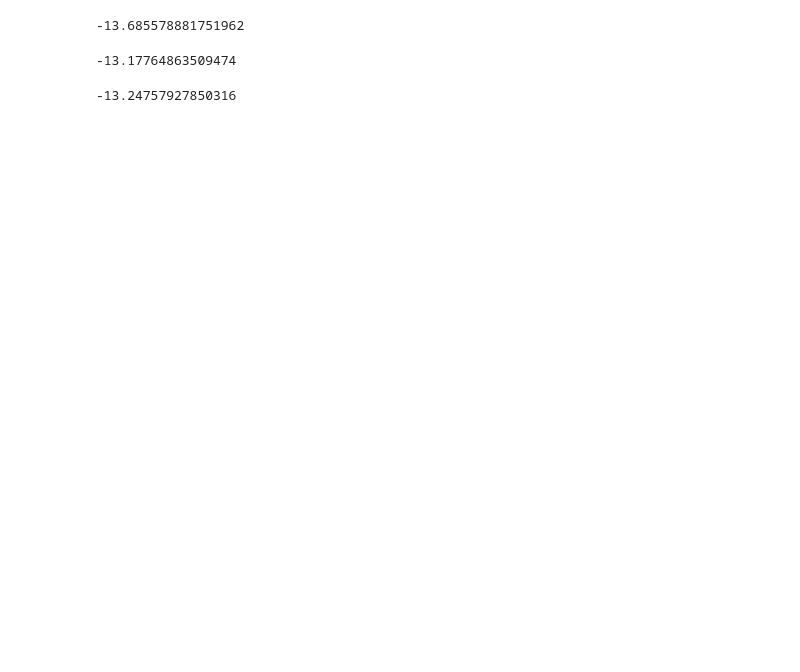
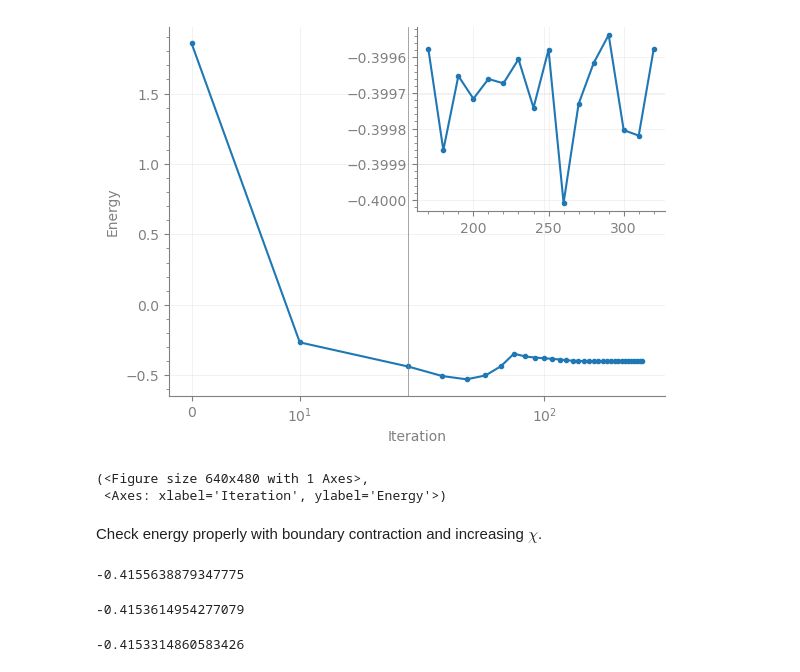
Before and after one commit to jcmgray/symmray, a Jupyter notebook: examples/quimb-peps.ipynb, the cells around one changed output. Drawn from its saved outputs; the diff is of its cells as text; code cells hidden in the pictures; blank space fills up the shorter version.

```diff
--- a/examples/quimb-peps.ipynb
+++ b/examples/quimb-peps.ipynb
@@ -98,0 +34,11 @@ su.evolve(33, tau=0.01)
+# %%
+terms = sr.ham_fermi_hubbard_from_edges(
+    symmetry=symmetry,
+    edges=tuple(peps.gen_bond_coos()),
+    t=1.0,
+    U=8.0,
+    mu=0.0,
+)
+ham = qtn.LocalHam2D(Lx, Ly, terms)
+
+print(next(iter(terms.values())))
@@ -98,0 +60,13 @@ su.evolve(33, tau=0.01)
+# %%
+su = qtn.SimpleUpdateGen(
+    peps,
+    ham,
+    # setting a cutoff is important to turn on dynamic charge sectors
+    gate_opts=dict(cutoff=1e-12),
+    second_order_reflect=True,
+    # SimpleUpdateGen compute cluster energies by default
+    # which might not be accurate
+    compute_energy_every=10,
+    compute_energy_opts=dict(max_distance=1),
+    compute_energy_per_site=True,
+)
@@ -99,20 +77,28 @@ su.evolve(33, tau=0.01)
+# %%
+su.plot()
+# %% [output]
+[figure, added]
+(<Figure size 640x480 with 1 Axes>,
+ <Axes: xlabel='Iteration', ylabel='Energy'>)
 # %%
 gs = su.get_state()
+# %% [markdown]
+Check energy properly with boundary contraction and increasing $\chi$.
 # %%
 gs.compute_local_expectation(
     ham.terms, normalized=True, max_bond=16,
-)
+) / gs.nsites
 # %% [output]
--13.685578881751962
+-0.4155638879347775
 # %%
 gs.compute_local_expectation(
     ham.terms, normalized=True, max_bond=32,
-)
+) / gs.nsites
 # %% [output]
--13.17764863509474
+-0.4153614954277079
 # %%
 gs.compute_local_expectation(
     ham.terms, normalized=True, max_bond=64,
-)
+) / gs.nsites
 # %% [output]
--13.24757927850316
+-0.4153314860583426
```
Also changed, not shown: parts of 13 cells of this notebook, 4 other files.
